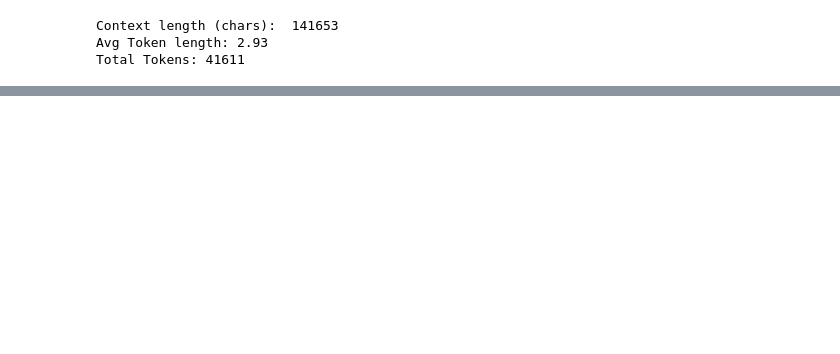
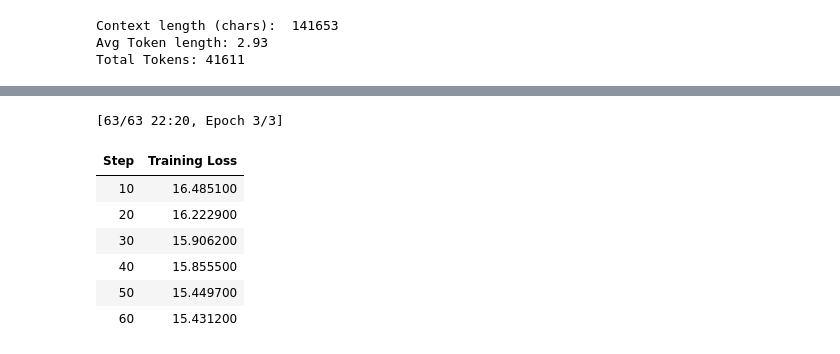
Before and after one commit to anton-seitz/llm-based-QA, a Jupyter notebook: main.ipynb, the cells around one changed output, grey strips where cells are left out. Cells and saved outputs as stored; diff of their text form; code cells hidden in the pictures; blank space fills up the shorter version.

```diff
--- a/main.ipynb
+++ b/main.ipynb
@@ -264,0 +317,72 @@ accuracy = evaluate_qa(
+# %%
+from transformers import AutoTokenizer, AutoModelForMaskedLM, TrainingArguments, Trainer, DataCollatorForLanguageModeling
+from datasets import Dataset
+from peft import prepare_model_for_kbit_training, LoraConfig, get_peft_model
+import torch
+
+# Load base model and tokenizer
+model_name = "deepset/roberta-base-squad2"
+tokenizer = AutoTokenizer.from_pretrained(model_name)
+model = AutoModelForMaskedLM.from_pretrained(model_name)
+
+# Prepare model for LoRA
+model = prepare_model_for_kbit_training(model)
+
+# Add LoRA to the model
+peft_config = LoraConfig(
+    r=8,
+    lora_alpha=16,
+    target_modules=["query", "value"],  # Common for Transformer attention
+    lora_dropout=0.1,
+    bias="none",
+    task_type="CAUSAL_LM"  # Works with MLM too
+)
+model = get_peft_model(model, peft_config)
+
+# Load your context data
+with open("complete_context.txt", "r", encoding="utf-8") as f:
+    context_text = f.read()
+
+# Chunk into smaller samples for training
+chunk_size = 512
+tokens = tokenizer(context_text, return_tensors="pt", truncation=False)["input_ids"][0]
+chunks = [tokens[i:i+chunk_size] for i in range(0, len(tokens), chunk_size) if len(tokens[i:i+chunk_size]) == chunk_size]
+
+# Prepare dataset
+dataset = Dataset.from_dict({"input_ids": chunks})
+def tokenize(batch):
+    return {"input_ids": batch["input_ids"], "labels": batch["input_ids"]}
+dataset = dataset.map(tokenize)
+
+# Data collator for masked language modeling
+data_collator = DataCollatorForLanguageModeling(tokenizer=tokenizer, mlm=True, mlm_probability=0.15)
+
+# Training setup
+training_args = TrainingArguments(
+    output_dir="./lora-roberta-context-finetuned",
+    per_device_train_batch_size=4,
+    num_train_epochs=3,
+    learning_rate=5e-5,
+    save_total_limit=1,
+    logging_steps=10,
+    save_steps=50,
+    fp16=torch.cuda.is_available(),
+    report_to="none"
+)
+
+# Trainer
+trainer = Trainer(
+    model=model,
+    args=training_args,
+    train_dataset=dataset,
+    tokenizer=tokenizer,
+    data_collator=data_collator
+)
+
+# Train
+trainer.train()
+
+# Save LoRA fine-tuned model
+model.save_pretrained("lora-roberta-context-finetuned")
+tokenizer.save_pretrained("lora-roberta-context-finetuned")
+# %% [output]
@@ -264,0 +394,8 @@ accuracy = evaluate_qa(
+[63/63 22:20, Epoch 3/3]
+| Step | Training Loss |
+| 10 | 16.485100 |
+| 20 | 16.222900 |
+| 30 | 15.906200 |
+| 40 | 15.855500 |
+| 50 | 15.449700 |
+| 60 | 15.431200 |
```
Also changed, not shown: parts of 20 cells of this notebook, 3 other files.
